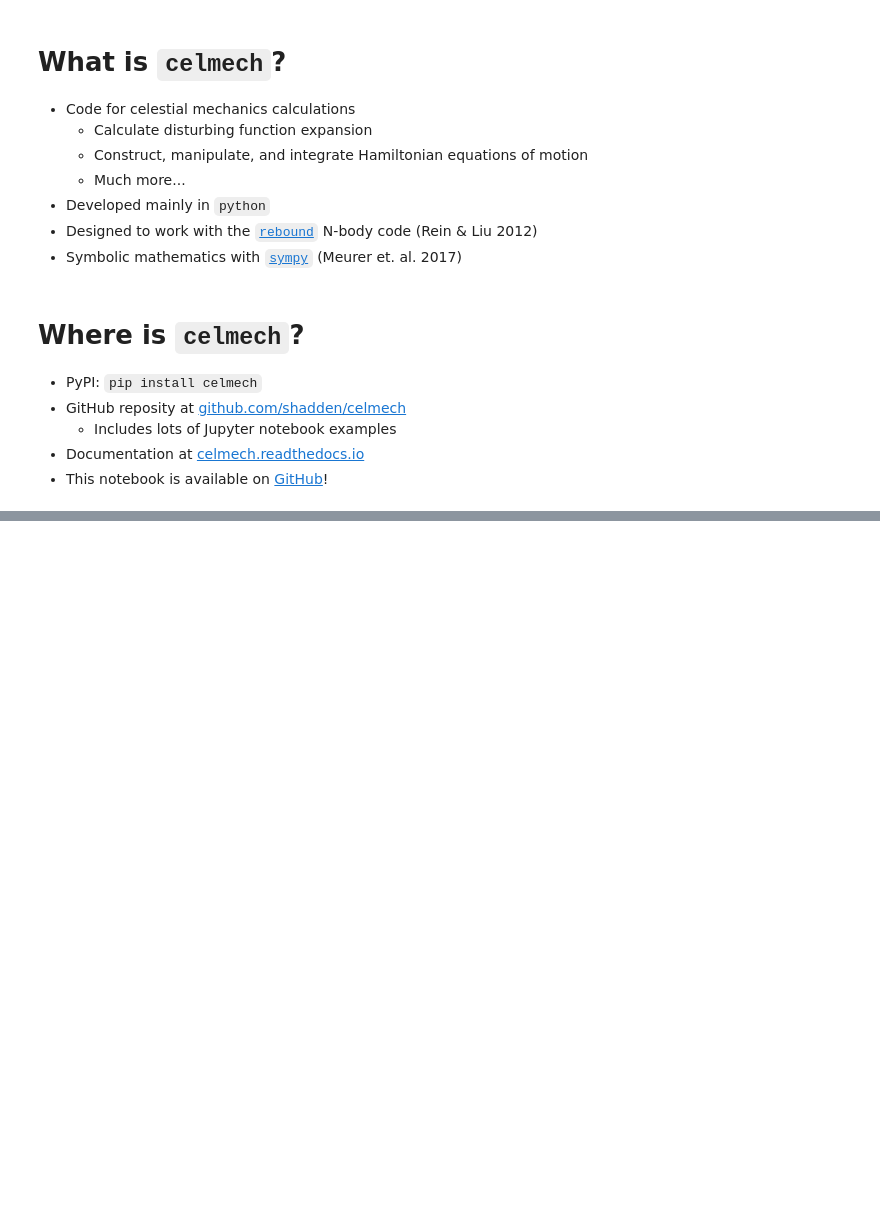
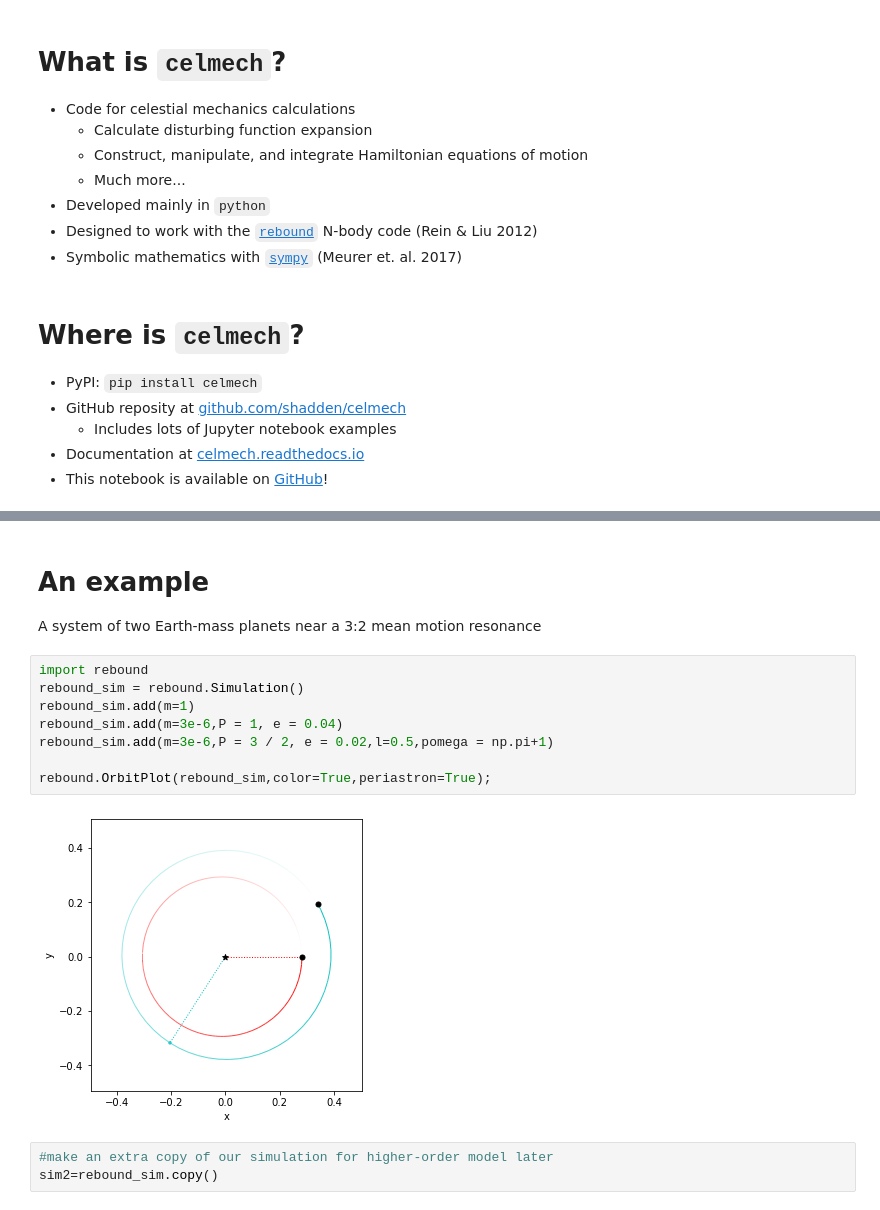
Before and after one commit to shadden/CelmechTutorial_SaoPauloState_Aug2022, a Jupyter notebook: CelmechTutorial_SaoPauloState_Aug2022.ipynb, the cells around one changed output, grey strips where cells are left out. Cells and saved outputs as stored; diff of their text form; blank space fills up the shorter version.

```diff
--- a/CelmechTutorial_SaoPauloState_Aug2022.ipynb
+++ b/CelmechTutorial_SaoPauloState_Aug2022.ipynb
@@ -31,0 +64,16 @@ init_printing()
+# %% [markdown]
+# An example
+A system of two Earth-mass planets near a 3:2 mean motion resonance
+# %%
+import rebound
+rebound_sim = rebound.Simulation()
+rebound_sim.add(m=1)
+rebound_sim.add(m=3e-6,P = 1, e = 0.04)
+rebound_sim.add(m=3e-6,P = 3 / 2, e = 0.02,l=0.5,pomega = np.pi+1)
+
+rebound.OrbitPlot(rebound_sim,color=True,periastron=True);
+# %% [output]
+[figure, added]
+# %%
+#make an extra copy of our simulation for higher-order model later
+sim2=rebound_sim.copy()
```
Also changed, not shown: parts of 44 cells of this notebook.
